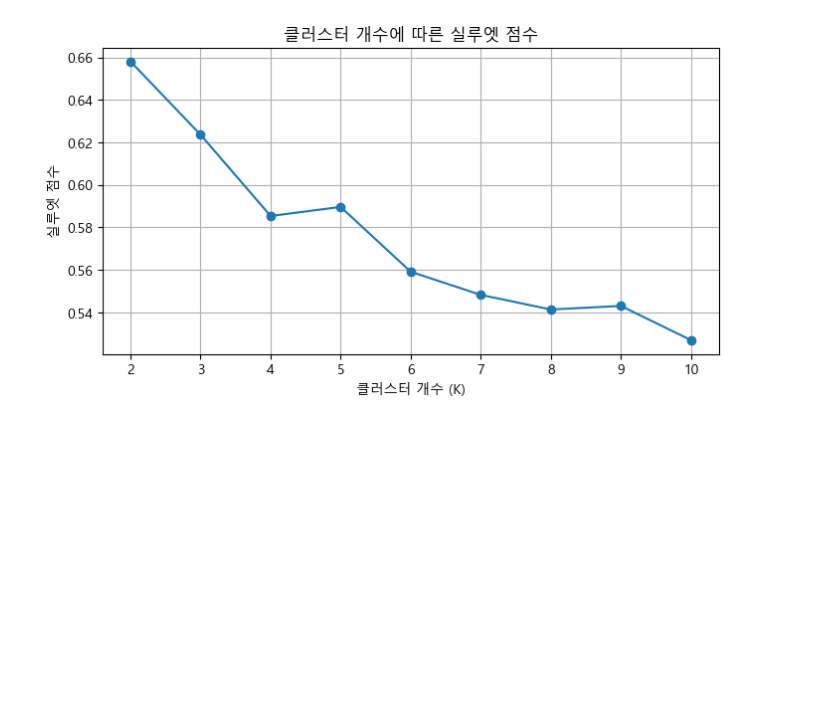
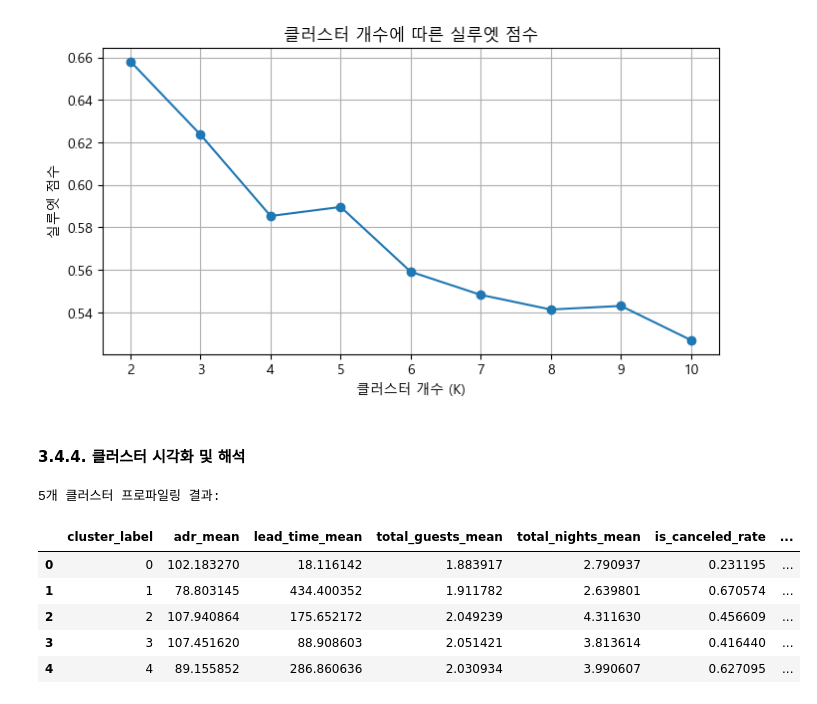
Before and after one commit to otto-Choi/Project-hotel_booking, a Jupyter notebook: notebooks/02_Clustering_customer_type.ipynb, the cells around one changed output. Drawn from its saved outputs; the diff is of its cells as text; code cells hidden in the pictures; blank space fills up the shorter version.

```diff
--- a/notebooks/02_Clustering_customer_type.ipynb
+++ b/notebooks/02_Clustering_customer_type.ipynb
@@ -244,3 +244,5 @@ plt.grid(True)
 plt.show()
 # %% [output]
 [figure]
+# %% [markdown]
+#### 3.4.4. 클러스터 시각화 및 해석
@@ -246,0 +266,28 @@ plt.show()
+# %%
+# 클러스터별 특성 분석
+# 수치형 변수의 평균, 범주형 변수의 최빈값 또는 비율 등을 계산
+cluster_profiling = df_resort_clustered.groupby('cluster_label').agg(
+    # 수치형 변수 예시 (필요에 따라 추가/변경)
+    adr_mean=('adr', 'mean'),
+    lead_time_mean=('lead_time', 'mean'),
+    total_guests_mean=('total_guests', 'mean'),
+    total_nights_mean=('total_nights', 'mean'),
+    is_canceled_rate=('is_canceled', 'mean'), # 취소율
+
+    # 범주형 변수 예시 (최빈값 또는 비율 계산, 필요에 따라 추가/변경)
+    market_segment_mode=('market_segment', lambda x: x.mode()[0] if not x.mode().empty else 'N/A'),
+    is_repeated_guest_ratio=('is_repeated_guest', 'mean'), # 반복 고객 비율
+
+    # 다른 변수들에 대해서도 유사하게 분석 가능
+).reset_index()
+
+print(f"{optimal_k}개 클러스터 프로파일링 결과:")
+display(cluster_profiling)
+# %% [output]
+5개 클러스터 프로파일링 결과:
+|  | cluster_label | adr_mean | lead_time_mean | total_guests_mean | total_nights_mean | is_canceled_rate | ... |
+| 0 | 0 | 102.183270 | 18.116142 | 1.883917 | 2.790937 | 0.231195 | ... |
+| 1 | 1 | 78.803145 | 434.400352 | 1.911782 | 2.639801 | 0.670574 | ... |
+| 2 | 2 | 107.940864 | 175.652172 | 2.049239 | 4.311630 | 0.456609 | ... |
+| 3 | 3 | 107.451620 | 88.908603 | 2.051421 | 3.813614 | 0.416440 | ... |
+| 4 | 4 | 89.155852 | 286.860636 | 2.030934 | 3.990607 | 0.627095 | ... |
```
Also changed, not shown: parts of 17 cells of this notebook.
